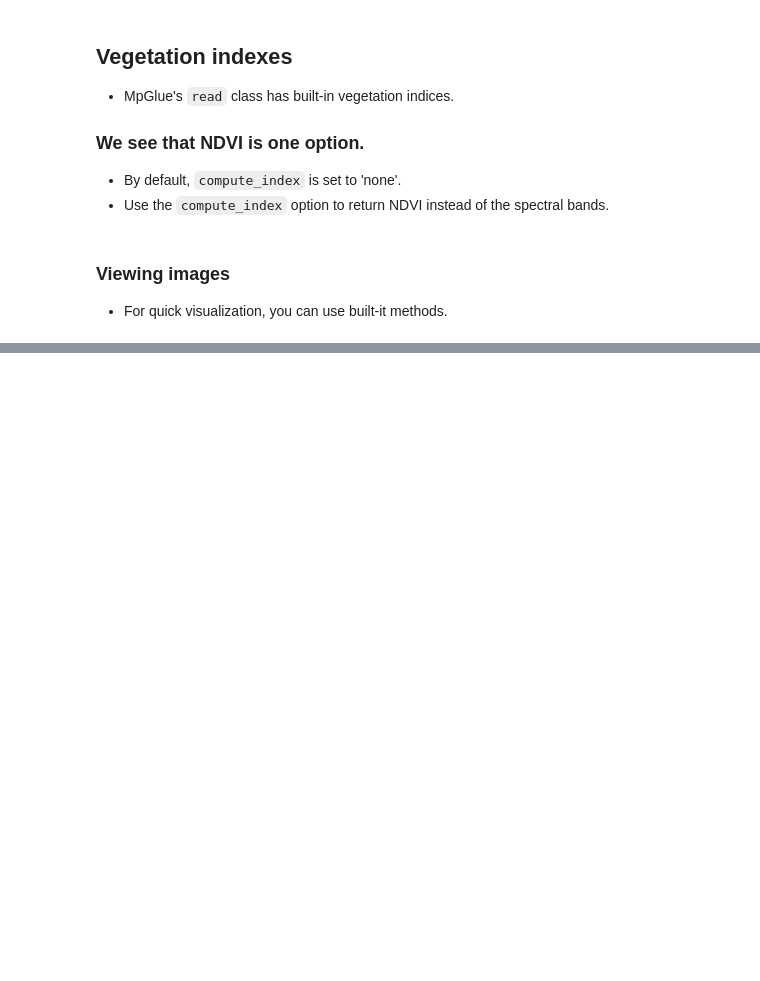
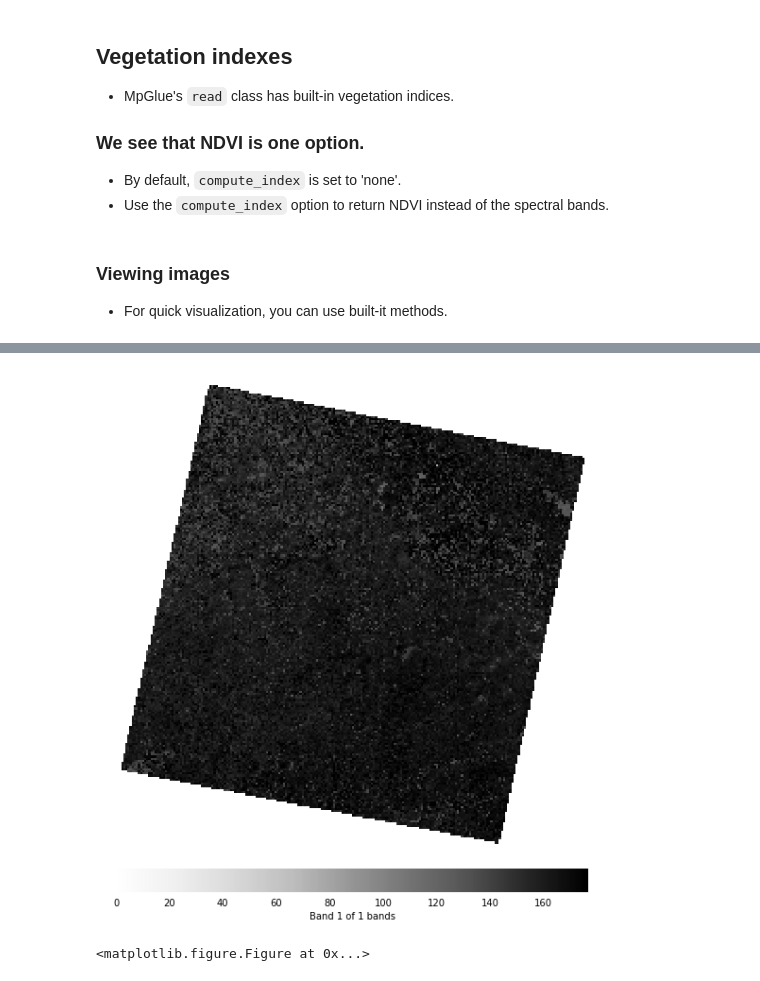
Before and after one commit to jgrss/mpglue, a Jupyter notebook: notebooks/image_handling.ipynb, the cells around one changed output, grey strips where cells are left out. Drawn from its saved outputs; the diff is of its cells as text; code cells hidden in the pictures; blank space fills up the shorter version.

```diff
--- a/notebooks/image_handling.ipynb
+++ b/notebooks/image_handling.ipynb
@@ -144,9 +195,14 @@ with gl.ropen(image2open) as i_info:
 # %%
 # We can also view a band in greyscale, but note that
 # the array will be set as the red and NIR bands if
 # an index was computed. Here, we are viewing band 1,
 # which is the red band (1 of 2 bands in the array).
-i_info.show(color_map='Greys', band=1)
+with gl.ropen(image2open) as i_info:
+    i_info.read()
+    i_info.show(color_map='Greys', band=1)
+# %% [output]
+[figure, added]
+<matplotlib.figure.Figure at 0x...>
 # %%
 # In order to view any of the image's original bands,
 # reload the array. Here, we load the entire image.
```
Also changed, not shown: parts of 17 cells of this notebook, 3 other files.
